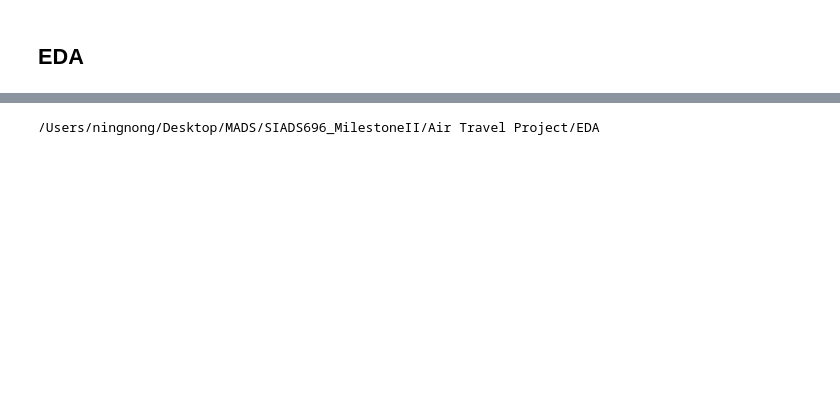
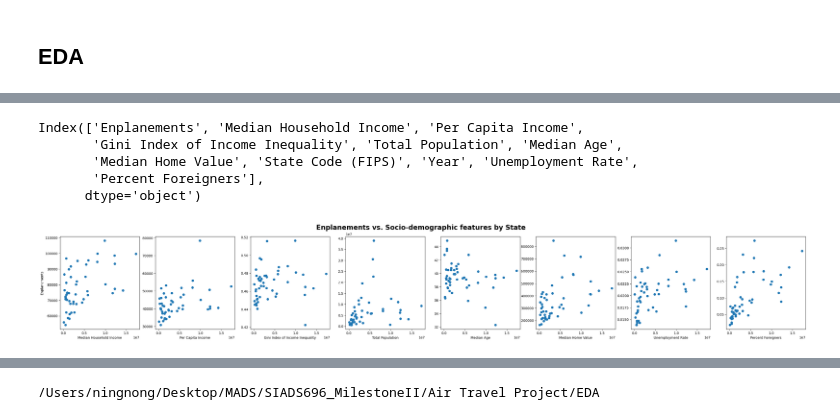
Before and after one commit to ningnonong/air-travel-project, a Jupyter notebook: EDA/MilestoneII_EDA[final].ipynb, the cells around one changed output, grey strips where cells are left out. Cells and saved outputs as stored; diff of their text form; code cells hidden in the pictures; blank space fills up the shorter version.

```diff
--- a/EDA/MilestoneII_EDA[final].ipynb
+++ b/EDA/MilestoneII_EDA[final].ipynb
@@ -254,0 +253,7 @@ flight_na
+# %%
+# These are non-state rows (PR, VI, Mariana Islands), let's drop them
+flight_df.dropna(inplace=True)
+# flight_df[flight_df.isna().any(axis=1)]  # No more NA rowsß
+# flight_df.to_csv('assets/flight_data.csv',index=None)
+# flight_df = pd.read_csv('assets/flight_data.csv')
+flight_df.head()
@@ -255,11 +274,11 @@ flight_na
 # %% [markdown]
 ## EDA
 # %%
-# Filter state-level socio-demographic features based on the presence/absence of correlation with enplanements
+# Filter state-level socio-demographic features based on the presence/absence of correlation with enplanements. (Qn: Which sociodemographic variables should we include for clustering of states? )
 
-# First, calculate state statistics in flight_df
+# First, calculate state statistics for Enplanement (air travel volume) in flight_df
+flight_byState = flight_df[['State Name','Enplanements']].groupby('State Name').mean().reset_index()
 
-numeric_cols = ['Enplanements', 'Passengers', 'Departures', 'Arrivals', 'Freight', 'Mail']
-flight_df.groupby('State Name').mean()
-
-# Create a df to explore the relationships
+# Create a df to explore the relationships for 2023 data
+df = pd.merge(flight_byState, acs_df.query('Year==2023'), on='State Name', how='left')
+df.head()
@@ -265,0 +292,32 @@ flight_df.groupby('State Name').mean()
+# %%
+df.select_dtypes('number').columns
+# %% [output]
+Index(['Enplanements', 'Median Household Income', 'Per Capita Income',
+       'Gini Index of Income Inequality', 'Total Population', 'Median Age',
+       'Median Home Value', 'State Code (FIPS)', 'Year', 'Unemployment Rate',
+       'Percent Foreigners'],
+      dtype='object')
+# %%
+sociodemo_cols = [
+    'Median Household Income',
+    'Per Capita Income',
+    'Gini Index of Income Inequality',
+    'Total Population',
+    'Median Age',
+    'Median Home Value',
+    'Unemployment Rate',
+    'Percent Foreigners'
+    ]
+
+plt.figure(figsize=(5*len(sociodemo_cols), 5))
+for i in range(len(sociodemo_cols)):
+    plt.subplot(1,len(sociodemo_cols),i+1)
+    plt.scatter(df['Enplanements'],df[sociodemo_cols[i]])
+    plt.xlabel(sociodemo_cols[i])
+    if i==0:
+        plt.ylabel('Enplanements')
+    plt.suptitle('Enplanements vs. Socio-demographic features by State', fontsize=20, weight='bold')
+# plt.savefig('visualizations/enplanements_vs_sociodemographics.png', dpi=300)
+plt.show()
+# %% [output]
+[figure, added]
```
Also changed, not shown: parts of 13 cells of this notebook, 3 other files.
